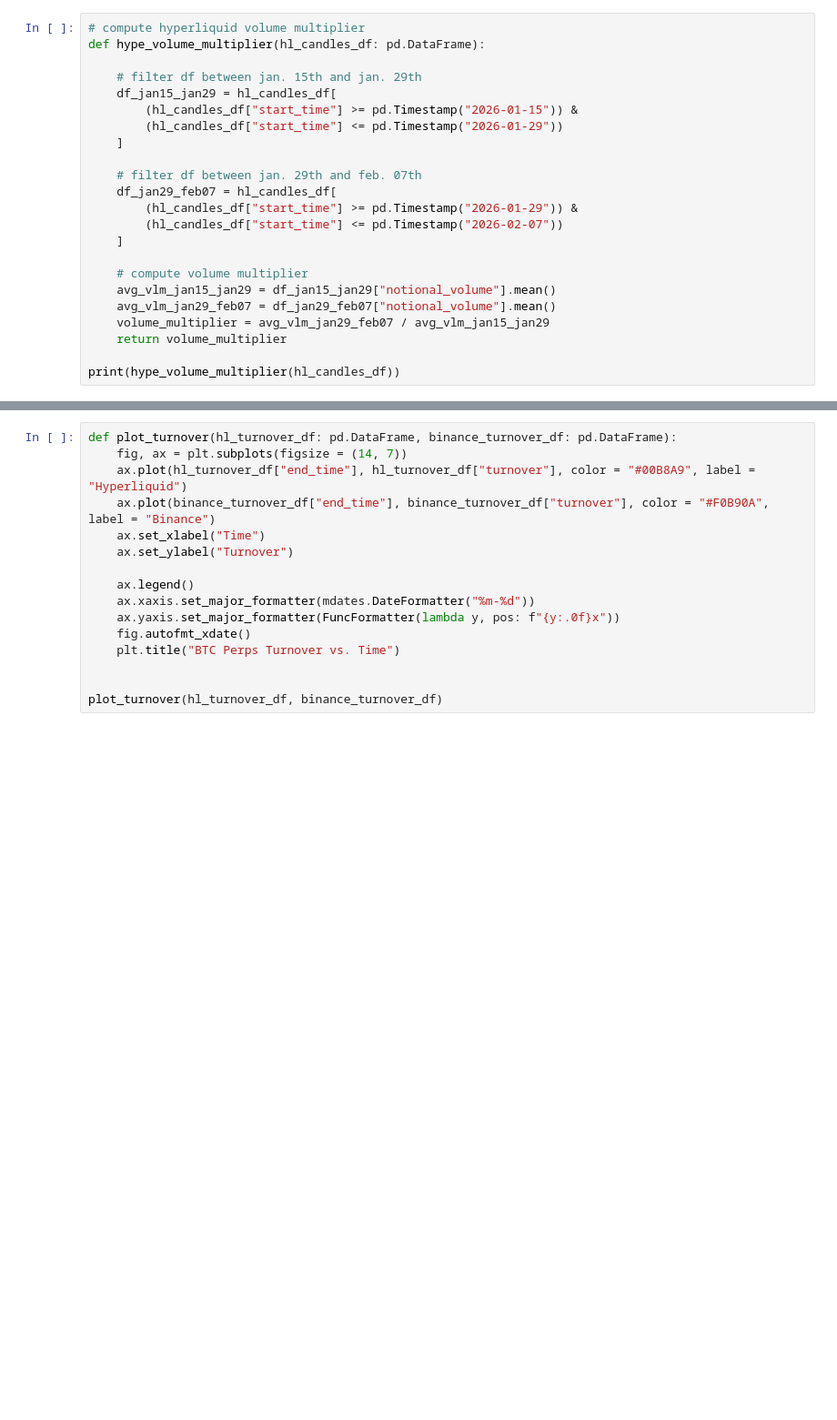
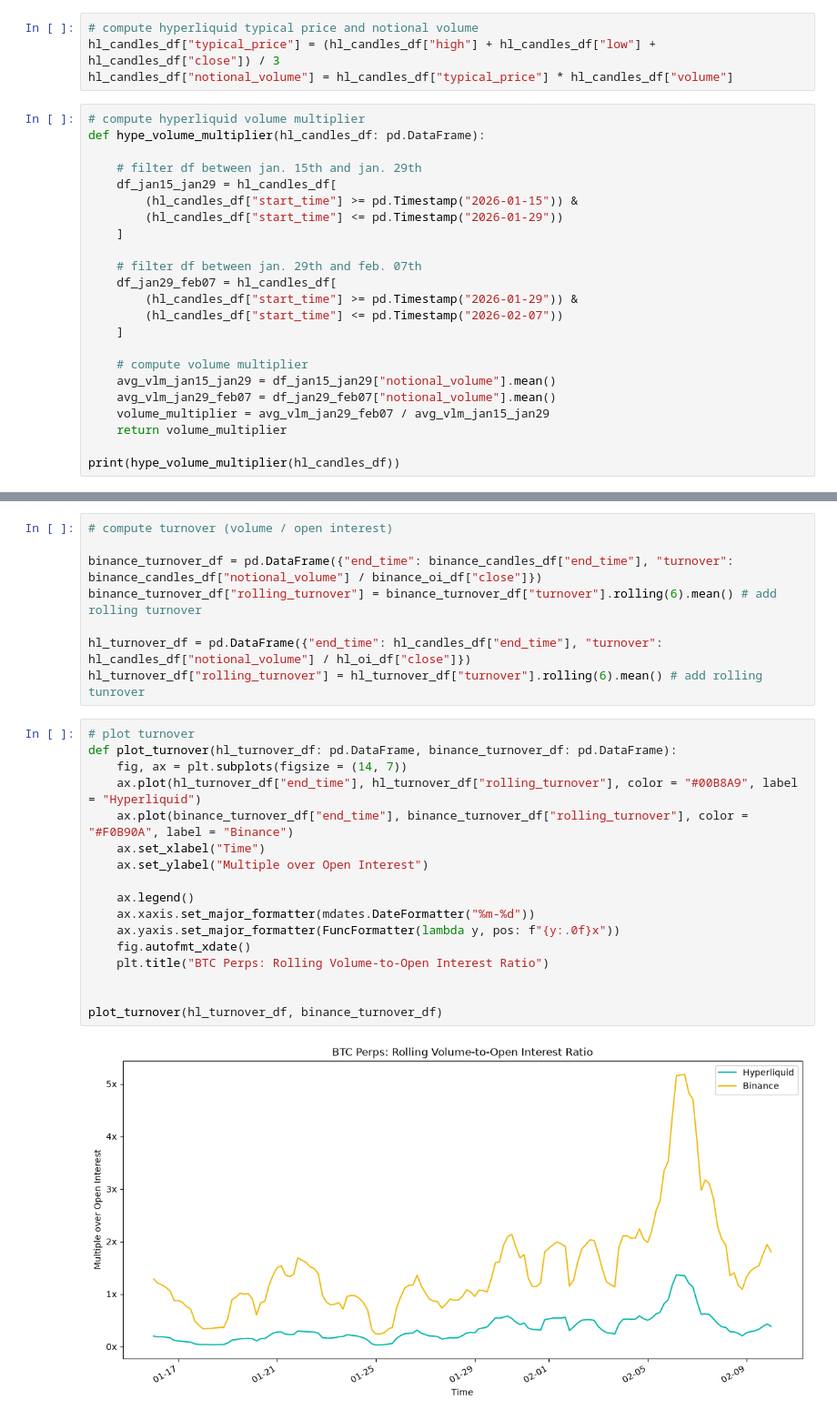
Before and after one commit to cwispychikin/perp-exchanges-data, a Jupyter notebook: exchanges/analysis.ipynb, the cells around one changed output, grey strips where cells are left out. Shown at 91% size. Cells and saved outputs as stored; diff of their text form; blank space fills up the shorter version.

```diff
--- a/exchanges/analysis.ipynb
+++ b/exchanges/analysis.ipynb
@@ -58,3 +50,7 @@ binance_liquidation_df = build_binance_liquidation_df(cg_token_name_binance, int
+# %%
+# compute hyperliquid typical price and notional volume
+hl_candles_df["typical_price"] = (hl_candles_df["high"] + hl_candles_df["low"] + hl_candles_df["close"]) / 3
+hl_candles_df["notional_volume"] = hl_candles_df["typical_price"] * hl_candles_df["volume"]
 # %%
 # compute hyperliquid volume multiplier
 def hype_volume_multiplier(hl_candles_df: pd.DataFrame):
@@ -162,18 +161,29 @@ def plot_oi(hl_oi_df: pd.DataFrame, binance_oi_df: pd.DataFrame):
 
 plot_oi(hl_oi_df, binance_oi_df)
+# %%
+# compute turnover (volume / open interest)
+
+binance_turnover_df = pd.DataFrame({"end_time": binance_candles_df["end_time"], "turnover": binance_candles_df["notional_volume"] / binance_oi_df["close"]})
+binance_turnover_df["rolling_turnover"] = binance_turnover_df["turnover"].rolling(6).mean() # add rolling turnover
+
+hl_turnover_df = pd.DataFrame({"end_time": hl_candles_df["end_time"], "turnover": hl_candles_df["notional_volume"] / hl_oi_df["close"]})
+hl_turnover_df["rolling_turnover"] = hl_turnover_df["turnover"].rolling(6).mean() # add rolling tunrover
 # %%
+# plot turnover
 def plot_turnover(hl_turnover_df: pd.DataFrame, binance_turnover_df: pd.DataFrame):
     fig, ax = plt.subplots(figsize = (14, 7))
-    ax.plot(hl_turnover_df["end_time"], hl_turnover_df["turnover"], color = "#00B8A9", label = "Hyperliquid")
-    ax.plot(binance_turnover_df["end_time"], binance_turnover_df["turnover"], color = "#F0B90A", label = "Binance")
+    ax.plot(hl_turnover_df["end_time"], hl_turnover_df["rolling_turnover"], color = "#00B8A9", label = "Hyperliquid")
+    ax.plot(binance_turnover_df["end_time"], binance_turnover_df["rolling_turnover"], color = "#F0B90A", label = "Binance")
     ax.set_xlabel("Time")
-    ax.set_ylabel("Turnover")
+    ax.set_ylabel("Multiple over Open Interest")
 
     ax.legend()
     ax.xaxis.set_major_formatter(mdates.DateFormatter("%m-%d"))
     ax.yaxis.set_major_formatter(FuncFormatter(lambda y, pos: f"{y:.0f}x"))
     fig.autofmt_xdate()
-    plt.title("BTC Perps Turnover vs. Time")
+    plt.title("BTC Perps: Rolling Volume-to-Open Interest Ratio")
 
 
 plot_turnover(hl_turnover_df, binance_turnover_df)
+# %% [output]
+[figure, added]
```
Also changed, not shown: parts of 14 cells of this notebook, 2 other files.
